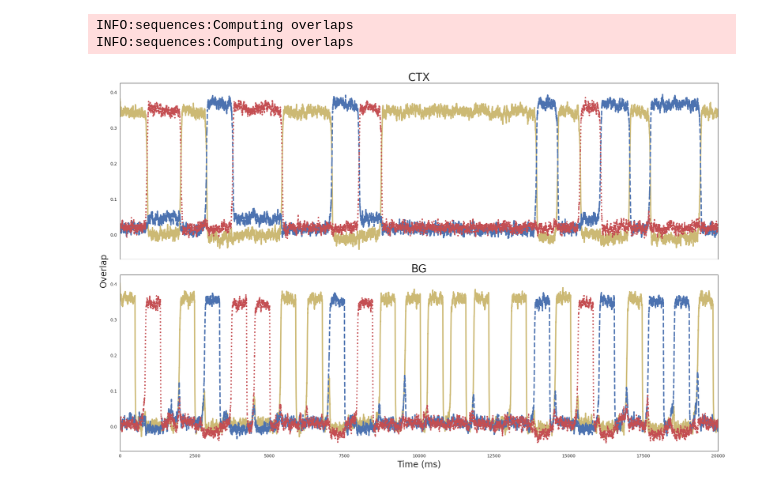
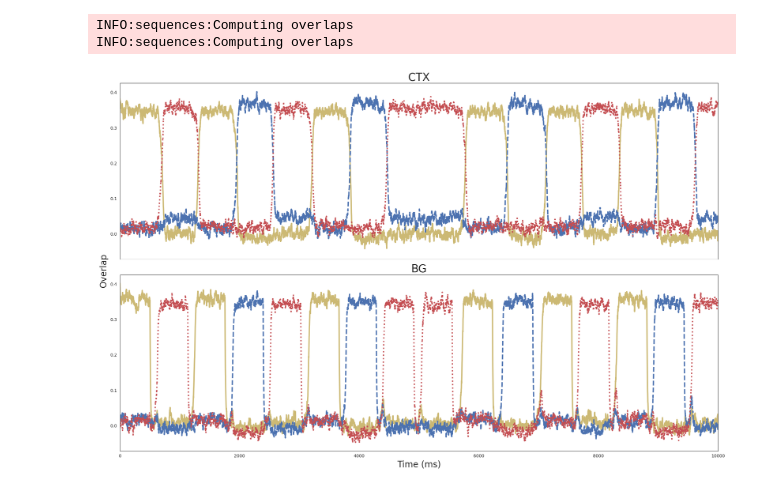
Before and after one commit to jp464/striatal-sequence, a Jupyter notebook: figures/article/1/net2.ipynb, the cells around one changed output. Drawn from its saved outputs; the diff is of its cells as text; code cells hidden in the pictures.

Commit message:
added multi-network model

```diff
--- a/figures/article/1/net2.ipynb
+++ b/figures/article/1/net2.ipynb
@@ -86,0 +16,31 @@ INFO:connectivity:Building sparse matrix
+# %%
+phi = ErrorFunction(mu=0.22, sigma=0.1).phi
+plasticity = ThresholdPlasticityRule(x_f=0.5, q_f=0.8)
+
+# populations
+ctx = Population(N=1000, tau=1e-2, phi=phi, name='ctx')
+d1 = Population(N=1000, tau=1e-2, phi=phi, name='d1')
+d2 = Population(N=1000, tau=1e-2, phi=phi, name='d2')
+pops = np.array([ctx, d1])
+
+# patterns
+S, P = 1, 3
+sequences_ctx = [GaussianSequence(P,ctx.size, seed=114) for i in range(S)]
+patterns_ctx = np.stack([s.inputs for s in sequences_ctx])
+sequences_bg = [GaussianSequence(P,d1.size, seed=29) for i in range(S)]
+patterns_bg = np.stack([s.inputs for s in sequences_bg])
+patterns = [patterns_ctx, patterns_bg]
+
+# connectivity probabilities
+cp = np.array([[0.05,  0.05],
+               [0.05, 0.05]])
+cw = np.array([[0, 0],
+               [0, 0]])
+A = np.array([[4, 1],
+             [.1, 4]])
+plasticity_rule = np.array([[0, 0],
+                          [1, 0]])
+
+J = set_connectivity(pops, cp, cw, A, plasticity_rule, patterns, plasticity)
+
+network = RateNetwork(pops, J, formulation=4)
@@ -97,8 +73,8 @@ net_ctx.simulate_euler2(mouse, net_bg, T, init_input_ctx, init_input_bg,
 INFO:network:Integrating network dynamics
 # %%
 # overlaps = sequences_ctx[0].overlaps(net_ctx, ctx, phi=phi)
-overlaps_ctx = sequences_ctx[0].overlaps(net_ctx, ctx)
-overlaps_bg = sequences_bg[0].overlaps(net_bg, bg)
+overlaps_ctx = sequences_ctx[0].overlaps(network.pops[0])
+overlaps_bg = sequences_bg[0].overlaps(network.pops[1])
 # %% [output]
 INFO:sequences:Computing overlaps
 INFO:sequences:Computing overlaps
@@ -108,21 +84,21 @@ colors = sns.color_palette('deep')
 # %%
 fig, axes = plt.subplots(2,1, sharex=True, sharey=True, tight_layout=True, figsize=(20,13))
 axes[0].plot(overlaps_ctx[0], linestyle='solid', linewidth=3, color=colors[8])
 axes[0].plot(overlaps_ctx[1], linestyle='dashed', linewidth=3, color=colors[0])
 axes[0].plot(overlaps_ctx[2], linestyle='dotted', linewidth=3, color=colors[3])
 axes[0].set_yticks([0.0, 0.1, 0.2, 0.3, 0.4])
 axes[0].set_title("CTX", fontsize=25)
 axes[1].plot(overlaps_bg[0], linestyle='solid', linewidth=3, color=colors[8])
 axes[1].plot(overlaps_bg[1], linestyle='dashed', linewidth=3, color=colors[0])
 axes[1].plot(overlaps_bg[2], linestyle='dotted', linewidth=3, color=colors[3])
 axes[1].set_yticks([0.0, 0.1, 0.2, 0.3, 0.4])
 axes[1].set_title("BG", fontsize=25)
 axes[1].set_xlabel('Time (ms)', fontsize=20)
 fig.text(-0.01, 0.5, 'Overlap', va='center', rotation='vertical', fontsize=20)
-plt.setp(axes, xlim=(0, 20000))
+plt.setp(axes, xlim=(0, 10000))
 # plt.figlegend(labels=['Aim', 'Reach', 'Lick'], fontsize=20)
 plt.savefig('./seq1.svg', bbox_inches = "tight", format='svg')
 
 plt.show()
 # %% [output]
-[figure, old version]
+[figure, new version]
```
Also changed, not shown: parts of 8 cells of this notebook, 12 other files.
